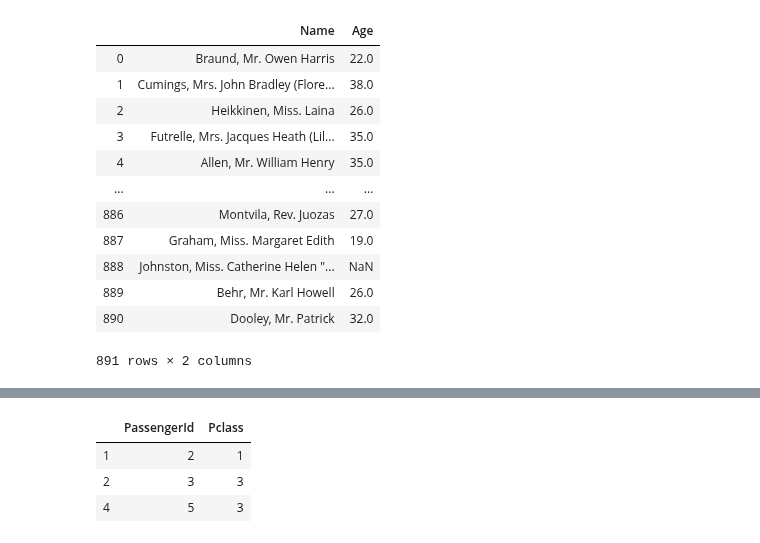
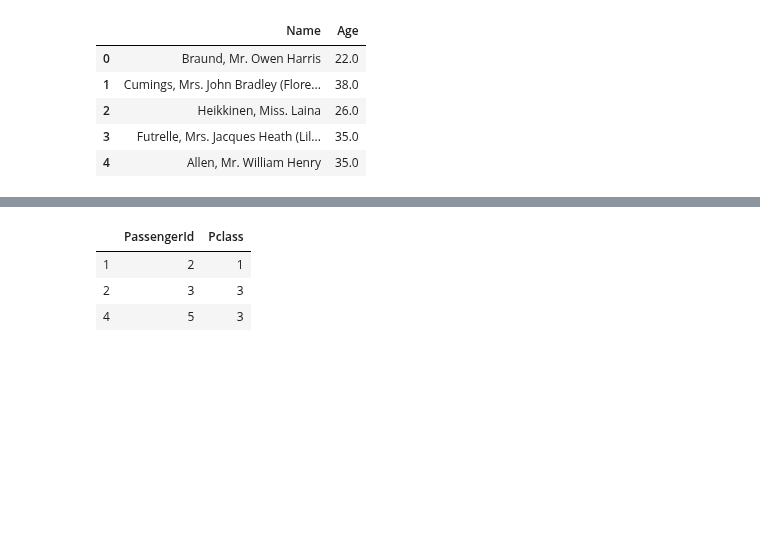
Before and after one commit to kele5215/PycharmProjects, a Jupyter notebook: myDemo/DataAnalysis/DataAnalysisResult.ipynb, the cells around one changed output, grey strips where cells are left out. Drawn from its saved outputs; the diff is of its cells as text; code cells hidden in the pictures; blank space fills up the shorter version.

```diff
--- a/myDemo/DataAnalysis/DataAnalysisResult.ipynb
+++ b/myDemo/DataAnalysis/DataAnalysisResult.ipynb
@@ -91,4 +91,7 @@ titanic_df.info()
 # titanic_df.set('Name', inplace=True)
 
 # カラム名を変更する（Name を Full Name に変換）
-titanic_df.rename(columns={'Name', 'Full Name'}, inplace=True)
+df_org = titanic_df.copy()
+df_org.rename(columns={'Name': 'NameFull'}, inplace=True)
+titanic_df.head(3)
+df_org.head(3)
@@ -109,21 +140,14 @@ titanic_df.loc[100:106]
 | 106 | 107 | 1 | 3 | Salkjelsvik, Miss. Anna Kristine | female | 21.0 | 0 | 0 | 343120 | 7.6500 | ... |
 # %%
 # 任意の列だけ取り出したい場合
-titanic_df[['Name', 'Age']]
+titanic_df[['Name', 'Age']].head()
 # %% [output]
 |  | Name | Age |
 | 0 | Braund, Mr. Owen Harris | 22.0 |
 | 1 | Cumings, Mrs. John Bradley (Flore... | 38.0 |
 | 2 | Heikkinen, Miss. Laina | 26.0 |
 | 3 | Futrelle, Mrs. Jacques Heath (Lil... | 35.0 |
 | 4 | Allen, Mr. William Henry | 35.0 |
-| ... | ... | ... |
-| 886 | Montvila, Rev. Juozas | 27.0 |
-| 887 | Graham, Miss. Margaret Edith | 19.0 |
-| 888 | Johnston, Miss. Catherine Helen "... | NaN |
-| 889 | Behr, Mr. Karl Howell | 26.0 |
-| 890 | Dooley, Mr. Patrick | 32.0 |
-891 rows × 2 columns
 # %%
 titanic_df.tail(3)
 # %% [output]
```
Also changed, not shown: parts of 20 cells of this notebook, 6 other files.
